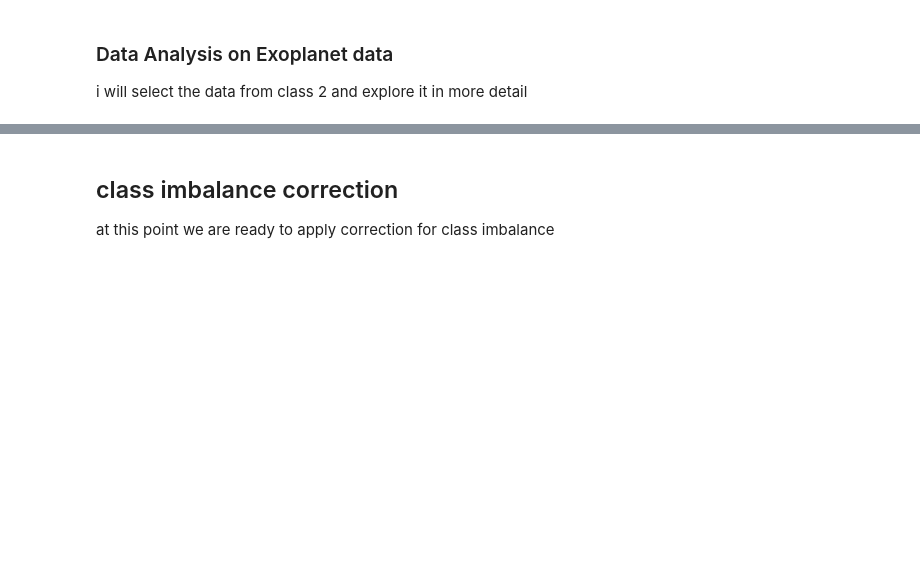
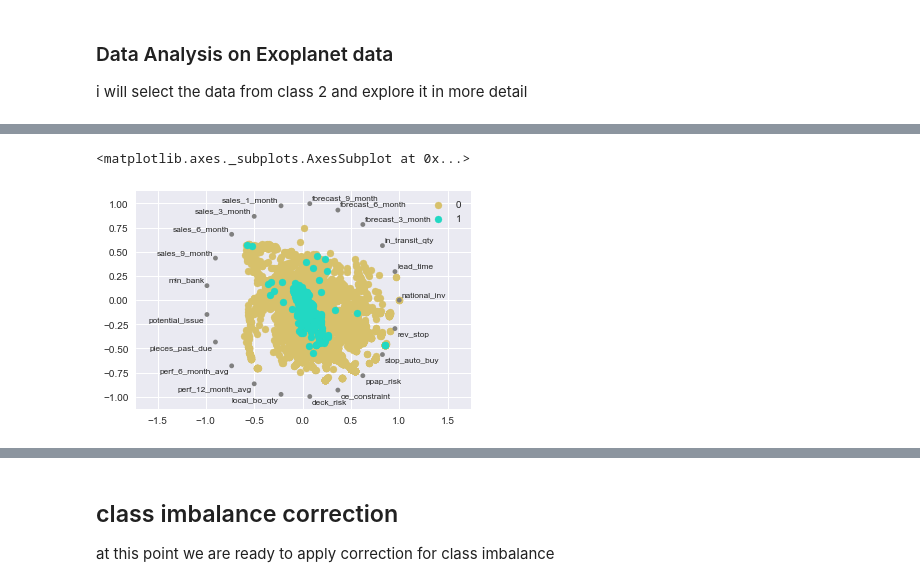
Before and after one commit to Drea1989/backorder-detection, a Jupyter notebook: Backorders.ipynb, the cells around one changed output, grey strips where cells are left out. Saved outputs shown, nothing was run; the diff lists cells and outputs as text; code cells hidden in the pictures; blank space fills up the shorter version.

```diff
--- a/Backorders.ipynb
+++ b/Backorders.ipynb
@@ -150,0 +121,6 @@ good_data, good_lables = pickle.load(open('good_data_trainset.p', mode='rb'))
+# %%
+#axarr[0, 0].set_title('Axis [0,0]')
+pd.tools.plotting.radviz(samples2.sample(50000), 'label')
+# %% [output]
+<matplotlib.axes._subplots.AxesSubplot at 0x...>
+[figure, added]
```
Also changed, not shown: parts of 33 cells of this notebook.
